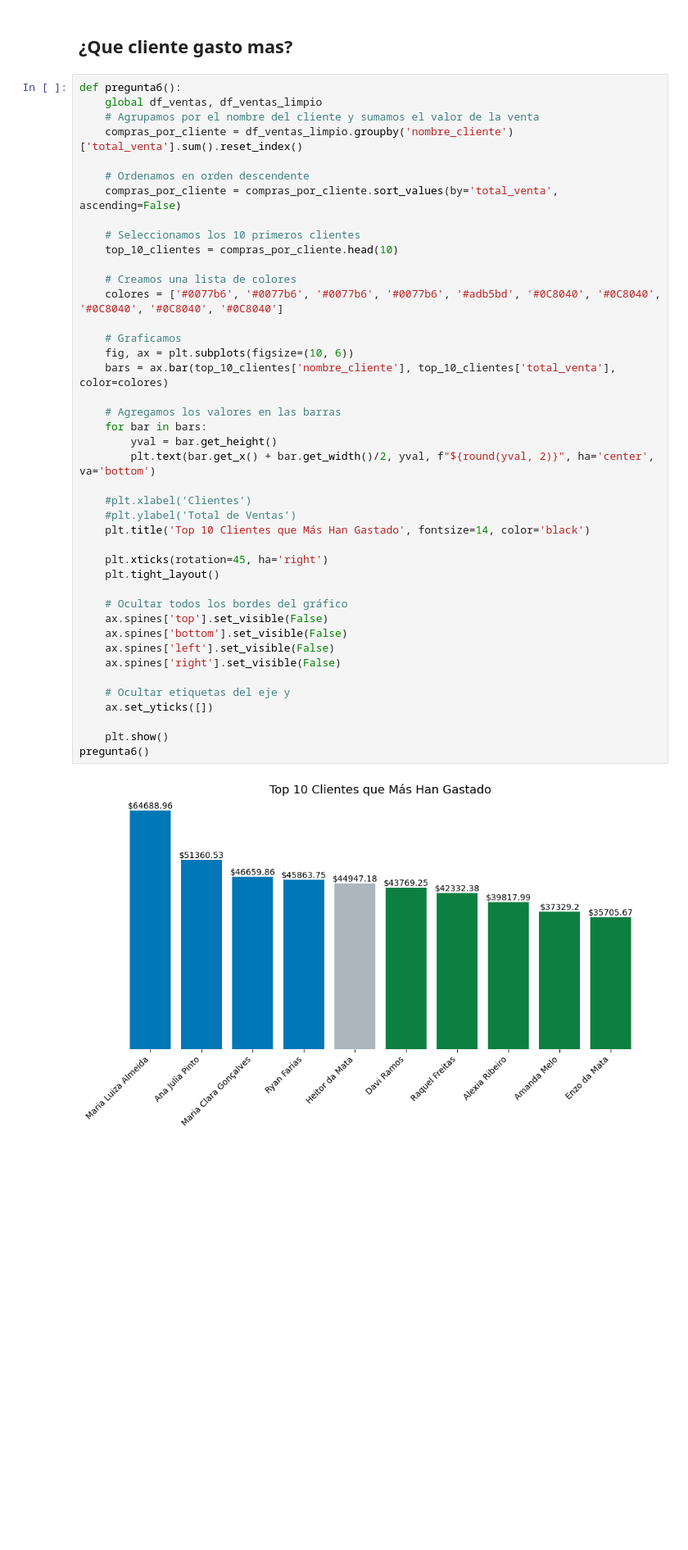
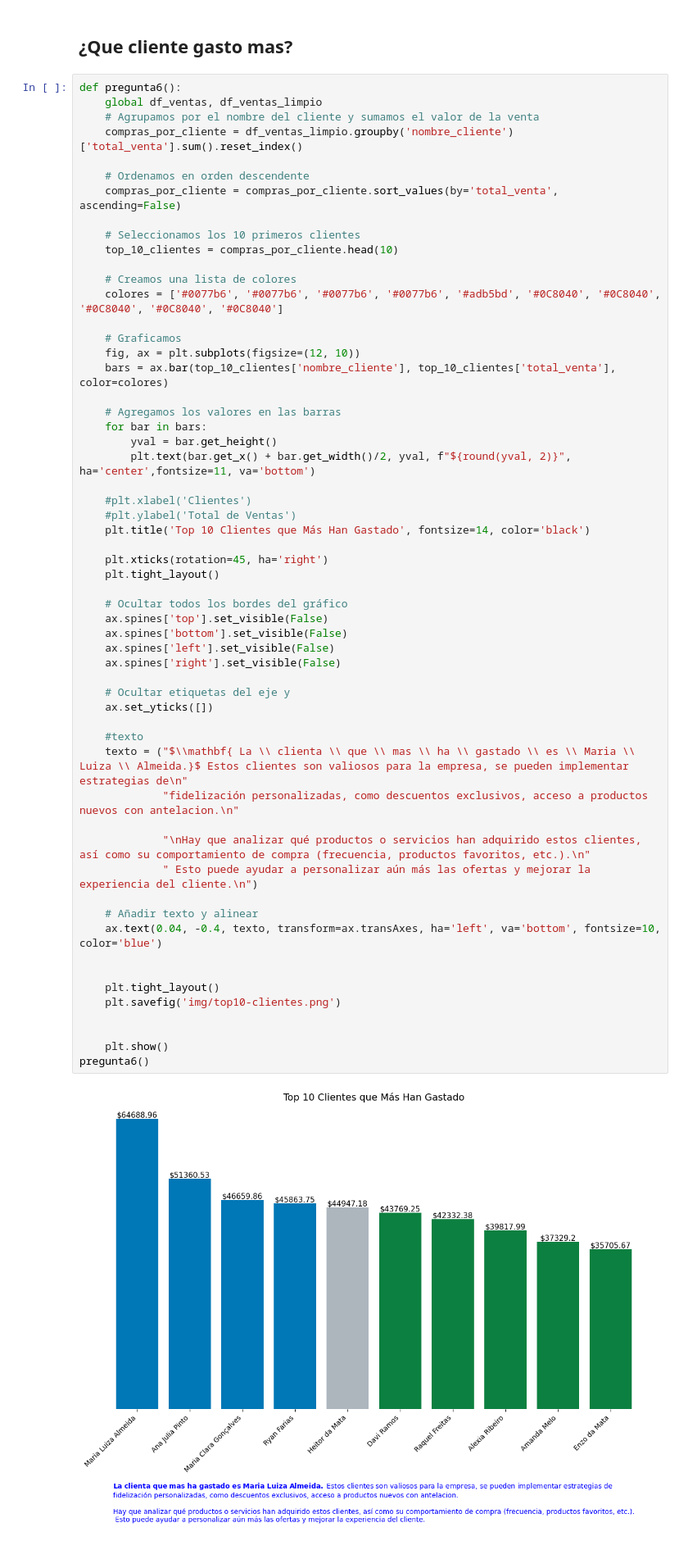
Before and after one commit to Danielvillarreal1/analisis-mercado, a Jupyter notebook: analisis-mercado-funcion.ipynb, the cells around one changed output. Shown at 82% size. Saved outputs shown, nothing was run; the diff lists cells and outputs as text; blank space fills up the shorter version.

Commit message:
se agrega cambios para guardar los graficos

```diff
--- a/analisis-mercado-funcion.ipynb
+++ b/analisis-mercado-funcion.ipynb
@@ -496,33 +522,48 @@ def pregunta6():
 
     # Creamos una lista de colores
     colores = ['#0077b6', '#0077b6', '#0077b6', '#0077b6', '#adb5bd', '#0C8040', '#0C8040', '#0C8040', '#0C8040', '#0C8040']
 
     # Graficamos
-    fig, ax = plt.subplots(figsize=(10, 6))
+    fig, ax = plt.subplots(figsize=(12, 10))
     bars = ax.bar(top_10_clientes['nombre_cliente'], top_10_clientes['total_venta'], color=colores)
 
     # Agregamos los valores en las barras
     for bar in bars:
         yval = bar.get_height()
-        plt.text(bar.get_x() + bar.get_width()/2, yval, f"${round(yval, 2)}", ha='center', va='bottom')
+        plt.text(bar.get_x() + bar.get_width()/2, yval, f"${round(yval, 2)}", ha='center',fontsize=11, va='bottom')
 
     #plt.xlabel('Clientes')
     #plt.ylabel('Total de Ventas')
     plt.title('Top 10 Clientes que Más Han Gastado', fontsize=14, color='black')
 
     plt.xticks(rotation=45, ha='right')
     plt.tight_layout()
 
     # Ocultar todos los bordes del gráfico
     ax.spines['top'].set_visible(False)
     ax.spines['bottom'].set_visible(False)
     ax.spines['left'].set_visible(False)
     ax.spines['right'].set_visible(False)
 
     # Ocultar etiquetas del eje y
     ax.set_yticks([])
 
+    #texto
+    texto = ("$\\mathbf{ La \\ clienta \\ que \\ mas \\ ha \\ gastado \\ es \\ Maria \\ Luiza \\ Almeida.}$ Estos clientes son valiosos para la empresa, se pueden implementar estrategias de\n"
+             "fidelización personalizadas, como descuentos exclusivos, acceso a productos nuevos con antelacion.\n"
+
+             "\nHay que analizar qué productos o servicios han adquirido estos clientes, así como su comportamiento de compra (frecuencia, productos favoritos, etc.).\n"
+             " Esto puede ayudar a personalizar aún más las ofertas y mejorar la experiencia del cliente.\n")
+
+    # Añadir texto y alinear
+    ax.text(0.04, -0.4, texto, transform=ax.transAxes, ha='left', va='bottom', fontsize=10, color='blue')
+
+
+    plt.tight_layout()
+    plt.savefig('img/top10-clientes.png')
+
+
     plt.show()
 pregunta6()
 # %% [output]
-[figure, old version]
+[figure, new version]
```
Also changed, not shown: parts of 7 cells of this notebook.
